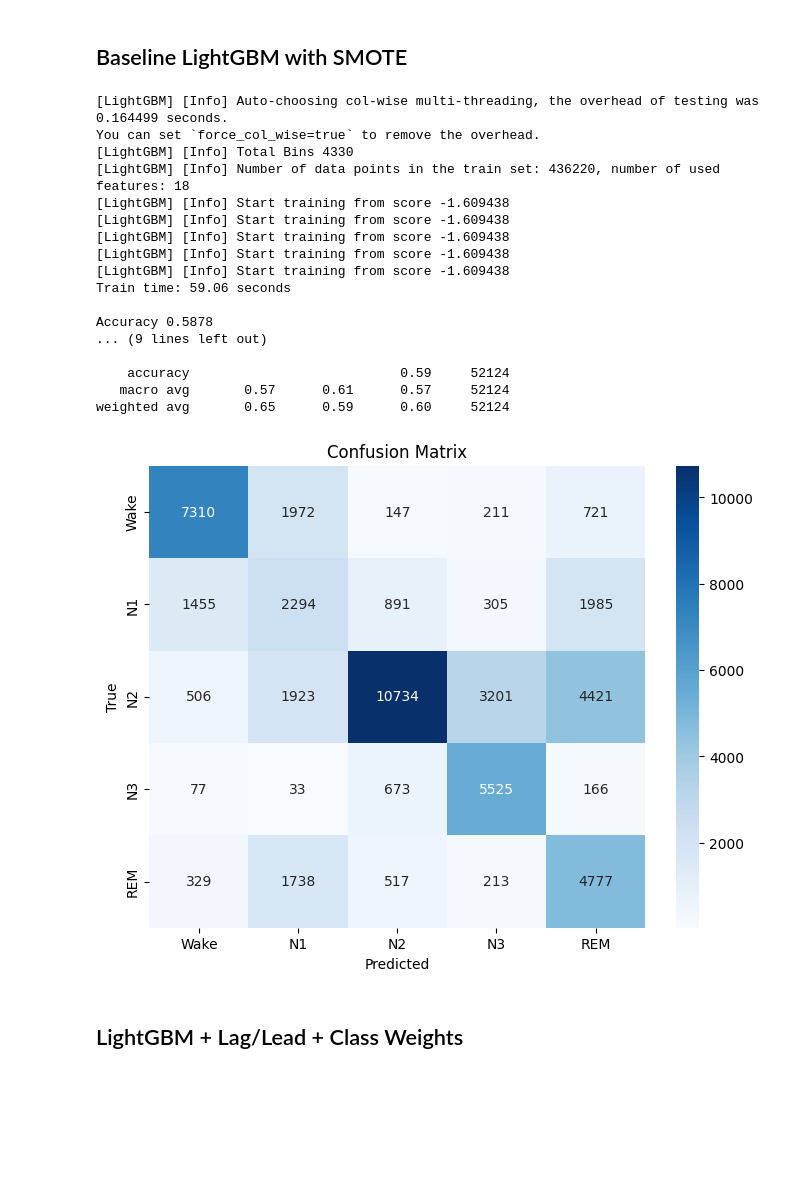
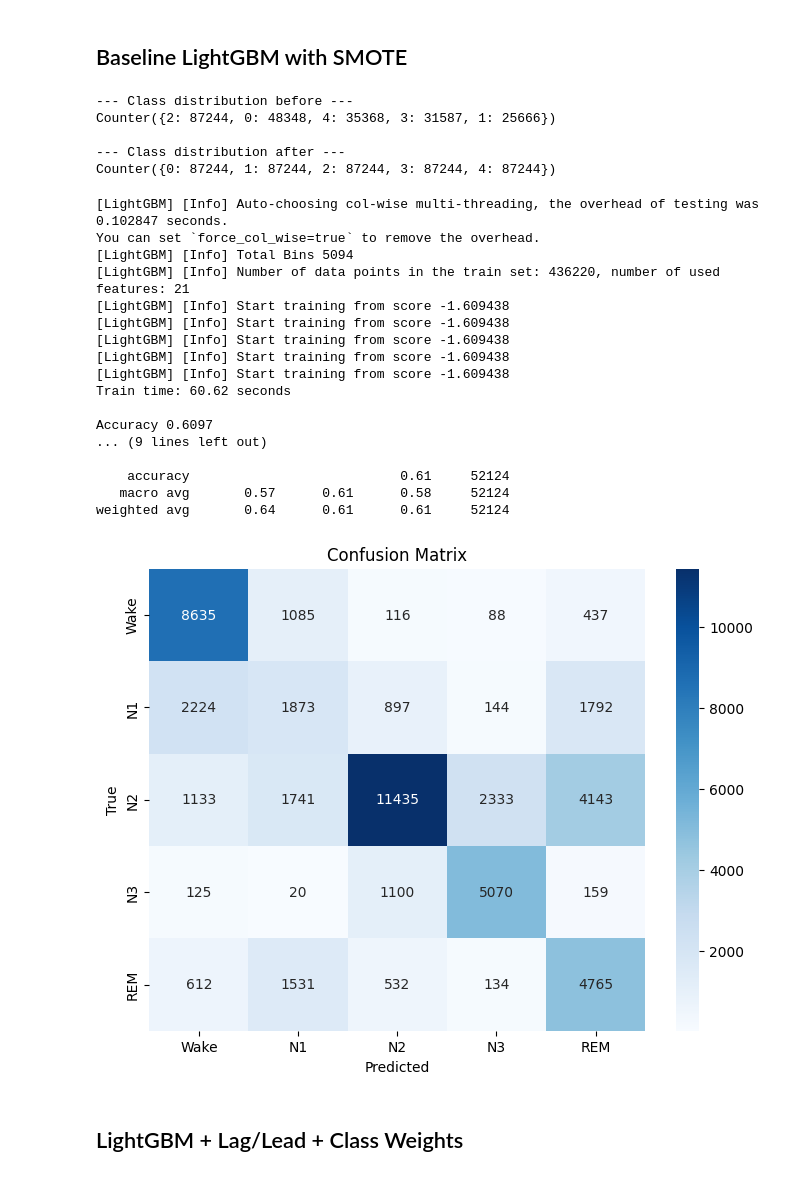
Before and after one commit to CarmenTheodoraCraciun/Sleep-Quality-Based-EEG-Signals, a Jupyter notebook: ml_models/2_Tree_based_models.ipynb, the cells around one changed output. Saved outputs shown, nothing was run; the diff lists cells and outputs as text; code cells hidden in the pictures; blank space fills up the shorter version.

```diff
--- a/ml_models/2_Tree_based_models.ipynb
+++ b/ml_models/2_Tree_based_models.ipynb
@@ -260 +354,21 @@ New shape : (228213, 146)
+# %%
+def train_model(model, X_train, y_train, X_val, sample_weight=None):
+    '''
+    Train and validate a machine learning model.
+
+    Parameters:
+      - model: The machine learning model to train.
+      - X_train (array): Training features.
+      - y_train (array): Training labels.
+      - X_val (array): Validation features.
+      - sample_weight (array, optional): Sample weights for training.
+    '''
+    start_time_fit = time.time()
+    if sample_weight is not None:
+        model.fit(X_train, y_train, sample_weight=sample_weight)
+    else:
+        model.fit(X_train, y_train)
+    print(f"Train time: {(time.time() - start_time_fit):.2f} seconds\n")
+
+    return model.predict(X_val)
 # %% [markdown]
@@ -262,7 +402,5 @@ New shape : (228213, 146)
 # %%
-class_names = ['Wake', 'N1', 'N2', 'N3', 'REM']
-
-def evaluare_model(y_true, y_pred, class_names=None):
+def evaluete_model(y_true, y_pred, class_names=['Wake', 'N1', 'N2', 'N3', 'REM']):
     '''
     Evaluate the performance of a classification model.
 
@@ -290,42 +428,53 @@ def evaluare_model(y_true, y_pred, class_names=None):
 # XGBoost, LightGBM & CatBoost
 # %% [markdown]
 ## Baseline LightGBM with SMOTE
+# %%
+print("--- Class distribution before ---")
+print(Counter(y_train))
+
+smote = SMOTE(random_state=42)
+
+X_train_smote, y_train_smote = smote.fit_resample(X_train, y_train)
+
+print("\n--- Class distribution after ---")
+print(Counter(y_train_smote))
+# %% [output]
+--- Class distribution before ---
+Counter({2: 87244, 0: 48348, 4: 35368, 3: 31587, 1: 25666})
+
+--- Class distribution after ---
+Counter({0: 87244, 1: 87244, 2: 87244, 3: 87244, 4: 87244})
 # %%
-lgb_baseline_smote = lgb.LGBMClassifier(
+lgb_smote = lgb.LGBMClassifier(
     objective='multiclass',
     num_class=5,
     random_state=42,
     n_estimators=200,
     learning_rate=0.1,
     max_depth=6,
     n_jobs=-1
 )
 
-start_time_fit = time.time()
-lgb_baseline_smote.fit(X_train_smote, y_train_smote)
-print(f"Train time: {(time.time() - start_time_fit):.2f} seconds")
-
-print()
-y_pred_val_lgb = lgb_baseline_smote.predict(X_val)
-evaluare_model(y_val, y_pred_val_lgb, class_names=class_names)
+y_pred_val_lgb_smote = train_model(lgb_smote, X_train_smote, y_train_smote, X_val)
+evaluete_model(y_val, y_pred_val_lgb_smote)
 # %% [output]
-[LightGBM] [Info] Auto-choosing col-wise multi-threading, the overhead of testing was 0.164499 seconds.
+[LightGBM] [Info] Auto-choosing col-wise multi-threading, the overhead of testing was 0.102847 seconds.
 You can set `force_col_wise=true` to remove the overhead.
-[LightGBM] [Info] Total Bins 4330
-[LightGBM] [Info] Number of data points in the train set: 436220, number of used features: 18
+[LightGBM] [Info] Total Bins 5094
+[LightGBM] [Info] Number of data points in the train set: 436220, number of used features: 21
 [LightGBM] [Info] Start training from score -1.609438
 [LightGBM] [Info] Start training from score -1.609438
 [LightGBM] [Info] Start training from score -1.609438
 [LightGBM] [Info] Start training from score -1.609438
 [LightGBM] [Info] Start training from score -1.609438
-Train time: 59.06 seconds
+Train time: 60.62 seconds
 
-Accuracy 0.5878
+Accuracy 0.6097
 ... (9 lines left out)
 
-    accuracy                           0.59     52124
-   macro avg       0.57      0.61      0.57     52124
-weighted avg       0.65      0.59      0.60     52124
+    accuracy                           0.61     52124
+   macro avg       0.57      0.61      0.58     52124
+weighted avg       0.64      0.61      0.61     52124
-[figure, old version]
+[figure, new version]
 # %% [markdown]
 ## LightGBM + Lag/Lead + Class Weights
```
Also changed, not shown: parts of 65 cells of this notebook, 1 other file.
